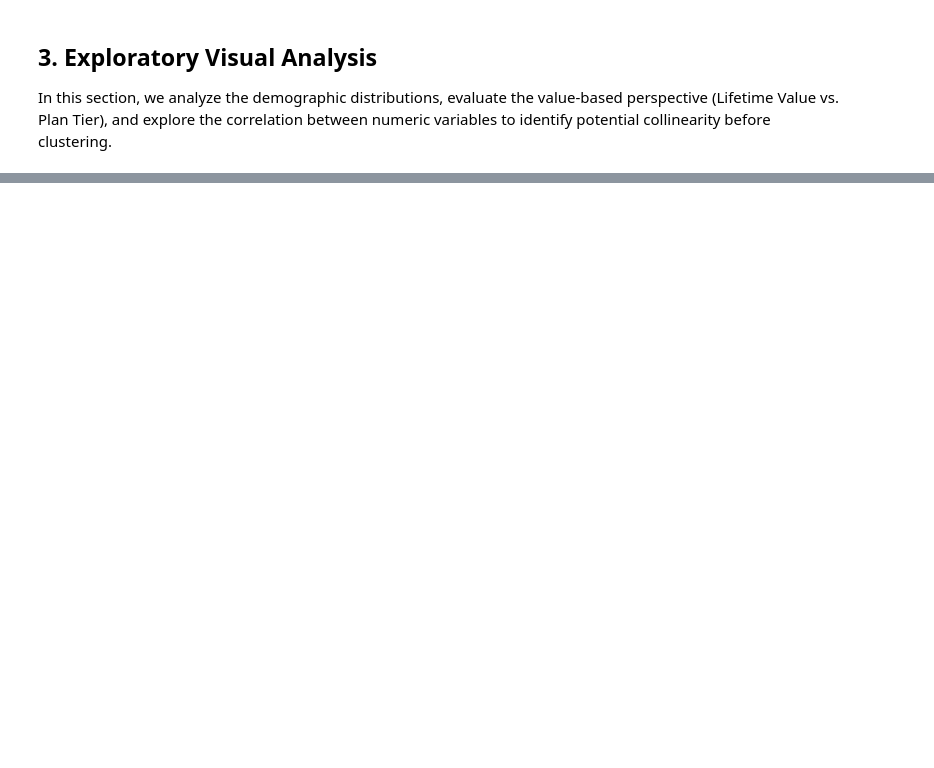
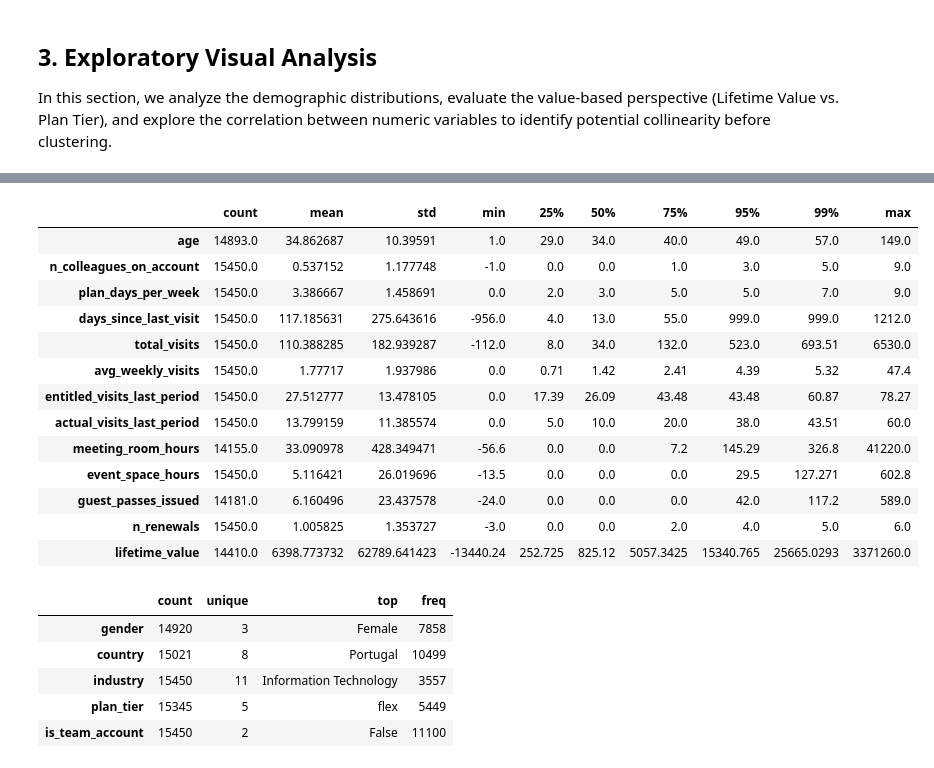
Before and after one commit to arfarfq/data_mining, a Jupyter notebook: notebooks/EDA.ipynb, the cells around one changed output, grey strips where cells are left out. Saved outputs shown, nothing was run; the diff lists cells and outputs as text; code cells hidden in the pictures; blank space fills up the shorter version.

```diff
--- a/notebooks/EDA.ipynb
+++ b/notebooks/EDA.ipynb
@@ -123,0 +230,14 @@ Final shape after cleaning and deduplication: (15450, 31)
+# %%
+category_features = ["gender", "country", "industry", "plan_tier"]
+category_audit = pd.DataFrame({
+    "raw_categories": df_raw[category_features].nunique(),
+    "clean_categories": df_clean[category_features].nunique(),
+    "raw_missing": df_raw[category_features].isna().sum(),
+    "clean_missing": df_clean[category_features].isna().sum(),
+})
+display(category_audit)
+category_counts = pd.concat({
+    feature: df_clean[feature].value_counts(dropna=False)
+    for feature in category_features
+}, names=["feature", "category"]).rename("members").to_frame()
+display(category_counts)
@@ -213,3 +501,28 @@ In this section, we analyze the demographic distributions, evaluate the value-ba
+# %%
+display(df_clean.select_dtypes(include="number").drop(columns="member_id", errors="ignore")
+        .describe(percentiles=[.25, .5, .75, .95, .99]).T.round(2))
+display(df_clean[category_features + ["is_team_account"]].describe().T)
+# %% [output]
+|  | count | mean | std | min | 25% | 50% | 75% | 95% | 99% | max |
+| age | 14893.0 | 34.862687 | 10.39591 | 1.0 | 29.0 | 34.0 | 40.0 | 49.0 | 57.0 | 149.0 |
+| n_colleagues_on_account | 15450.0 | 0.537152 | 1.177748 | -1.0 | 0.0 | 0.0 | 1.0 | 3.0 | 5.0 | 9.0 |
+| plan_days_per_week | 15450.0 | 3.386667 | 1.458691 | 0.0 | 2.0 | 3.0 | 5.0 | 5.0 | 7.0 | 9.0 |
+| days_since_last_visit | 15450.0 | 117.185631 | 275.643616 | -956.0 | 4.0 | 13.0 | 55.0 | 999.0 | 999.0 | 1212.0 |
+| total_visits | 15450.0 | 110.388285 | 182.939287 | -112.0 | 8.0 | 34.0 | 132.0 | 523.0 | 693.51 | 6530.0 |
+| avg_weekly_visits | 15450.0 | 1.77717 | 1.937986 | 0.0 | 0.71 | 1.42 | 2.41 | 4.39 | 5.32 | 47.4 |
+| entitled_visits_last_period | 15450.0 | 27.512777 | 13.478105 | 0.0 | 17.39 | 26.09 | 43.48 | 43.48 | 60.87 | 78.27 |
+| actual_visits_last_period | 15450.0 | 13.799159 | 11.385574 | 0.0 | 5.0 | 10.0 | 20.0 | 38.0 | 43.51 | 60.0 |
+| meeting_room_hours | 14155.0 | 33.090978 | 428.349471 | -56.6 | 0.0 | 0.0 | 7.2 | 145.29 | 326.8 | 41220.0 |
+| event_space_hours | 15450.0 | 5.116421 | 26.019696 | -13.5 | 0.0 | 0.0 | 0.0 | 29.5 | 127.271 | 602.8 |
+| guest_passes_issued | 14181.0 | 6.160496 | 23.437578 | -24.0 | 0.0 | 0.0 | 0.0 | 42.0 | 117.2 | 589.0 |
+| n_renewals | 15450.0 | 1.005825 | 1.353727 | -3.0 | 0.0 | 0.0 | 2.0 | 4.0 | 5.0 | 6.0 |
+| lifetime_value | 14410.0 | 6398.773732 | 62789.641423 | -13440.24 | 252.725 | 825.12 | 5057.3425 | 15340.765 | 25665.0293 | 3371260.0 |
+|  | count | unique | top | freq |
+| gender | 14920 | 3 | Female | 7858 |
+| country | 15021 | 8 | Portugal | 10499 |
+| industry | 15450 | 11 | Information Technology | 3557 |
+| plan_tier | 15345 | 5 | flex | 5449 |
+| is_team_account | 15450 | 2 | False | 11100 |
 # %%
 print("Descriptive Statistics and Visual Exploration")
 
```
Also changed, not shown: parts of 19 cells of this notebook, 1 other file.
